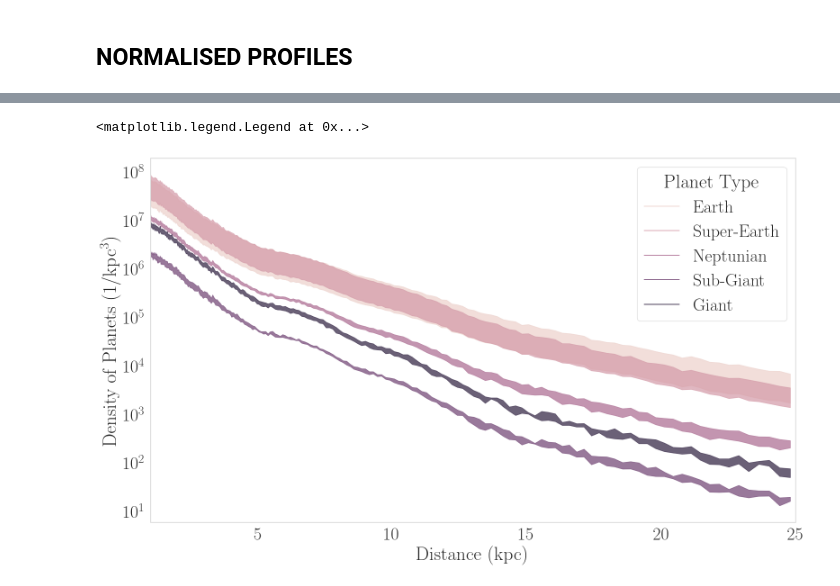
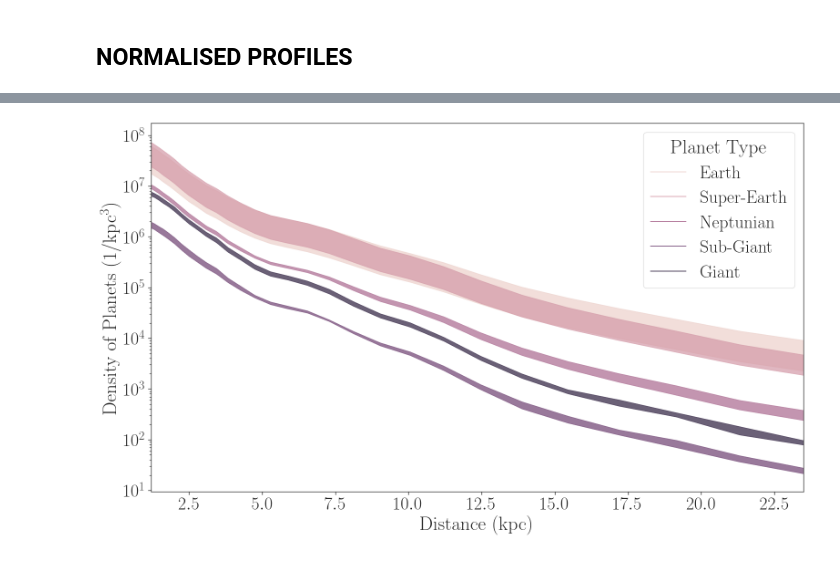
Before and after one commit to ChrisBoettner/skaro, a Jupyter notebook: notebooks/Radial_planet_distribution.ipynb, the cells around one changed output, grey strips where cells are left out. Cells and saved outputs as stored; diff of their text form; code cells hidden in the pictures.

```diff
--- a/notebooks/Radial_planet_distribution.ipynb
+++ b/notebooks/Radial_planet_distribution.ipynb
@@ -147,7 +210,7 @@ for num_embryos in [10, 20, 50, 100]:
         planet_categories,
         bin_field="particle_radius",
         model_config={"ngpps_num_embryos": num_embryos},
-        num_bins=200,
+        num_bins=30,
         bin_limits=(1, 25),
         log_bins=True,
         density="spherical",
@@ -179,18 +242,17 @@ planet_profiles, planet_profiles_label_dict = rename_labels(planet_profiles)
 # %%
-profile_plot = sns.lineplot(
-    planet_profiles,
-    x=planet_profiles_label_dict["particle_radius"],
-    y="Density of Planets (1/kpc$^3$)",
-    hue="Planet Type",
-    errorbar=("pi", 100),
-    palette=get_palette(n_colors=len(planet_categories)),
-    alpha=0,
-    err_kws = {"alpha": 0.7},
+with sns.axes_style("ticks"):
+    profile_plot = sns.lineplot(
+        planet_profiles,
+        x=planet_profiles_label_dict["particle_radius"],
+        y="Density of Planets (1/kpc$^3$)",
+        hue="Planet Type",
+        errorbar=("pi", 100),
+        palette=get_palette(n_colors=len(planet_categories)),
+        alpha=0,
+        err_kws = {"alpha": 0.7},
 
-)
-profile_plot.set_xlim(1, 25)
-profile_plot.set_yscale("log")
-normalized_plot.legend(markerscale=30)
+    )
+    profile_plot.set_xlim(1.2, 23.5)
+    profile_plot.set_yscale("log")
 # %% [output]
-<matplotlib.legend.Legend at 0x...>
-[figure, old version]
+[figure, new version]
```
Also changed, not shown: parts of 9 cells of this notebook, 2 other files.
